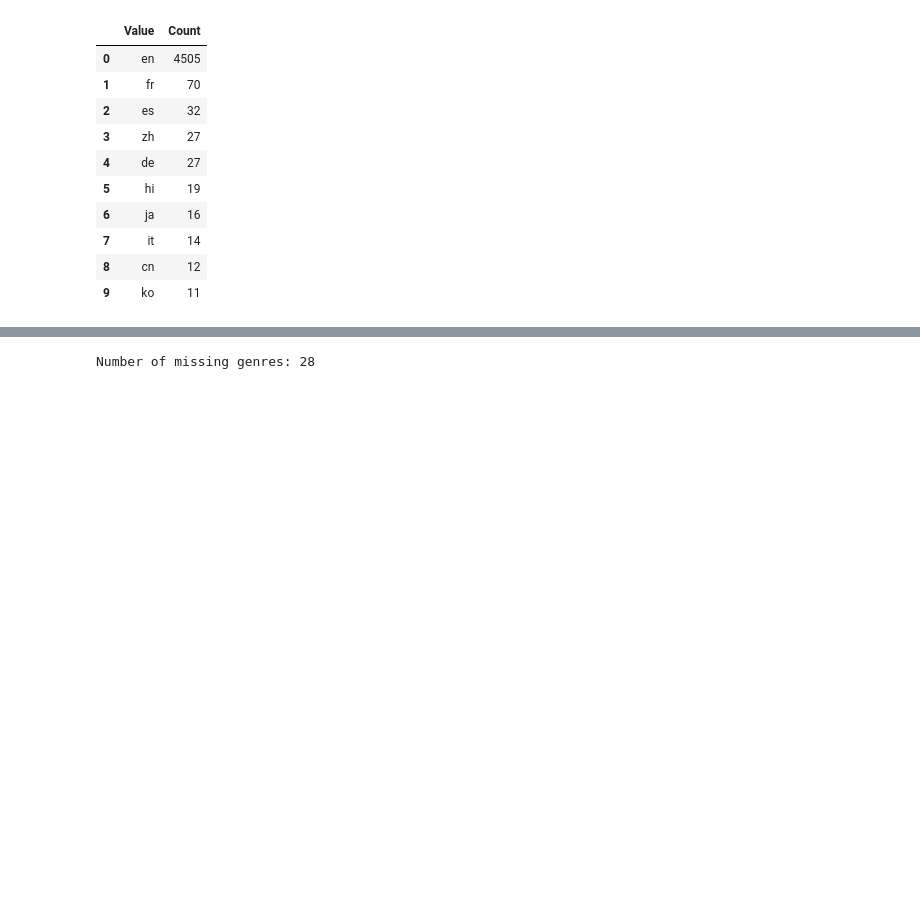
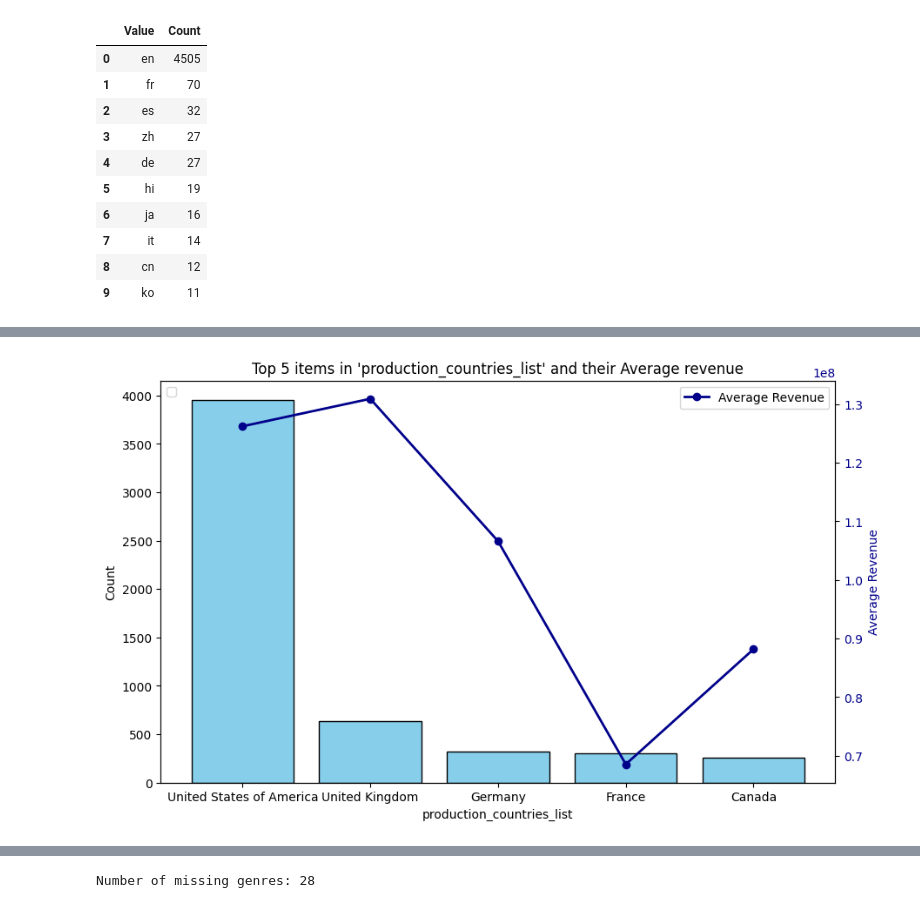
Before and after one commit to gem733/d100project, a Jupyter notebook: eda_cleaning.ipynb, the cells around one changed output, grey strips where cells are left out. Cells and saved outputs as stored; diff of their text form; code cells hidden in the pictures; blank space fills up the shorter version.

```diff
--- a/eda_cleaning.ipynb
+++ b/eda_cleaning.ipynb
@@ -263,0 +266,15 @@ plot_category(df, )
+# %%
+from d100project.eda._plot_category import plot_category
+from d100project.data._load_data import load_data
+from d100project.eda._extract_name import extract_name
+
+# Load dataset
+df = load_data()
+
+column = "production_countries"
+
+df = extract_name(df, column)
+
+plot_category(df, column + "_list", "revenue")
+# %% [output]
+[figure, added]
```
Also changed, not shown: parts of 2 cells of this notebook, 2 other files.
